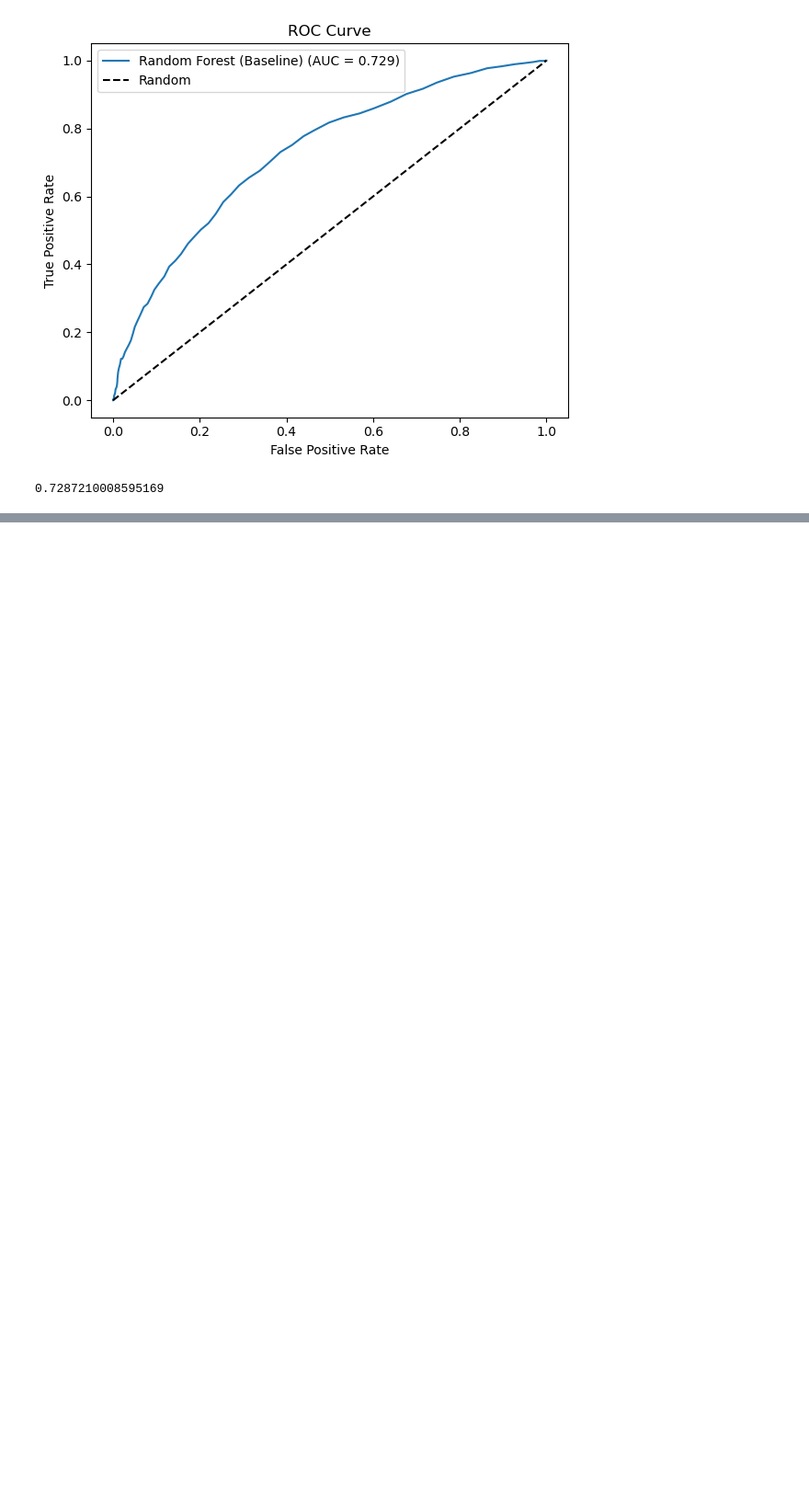
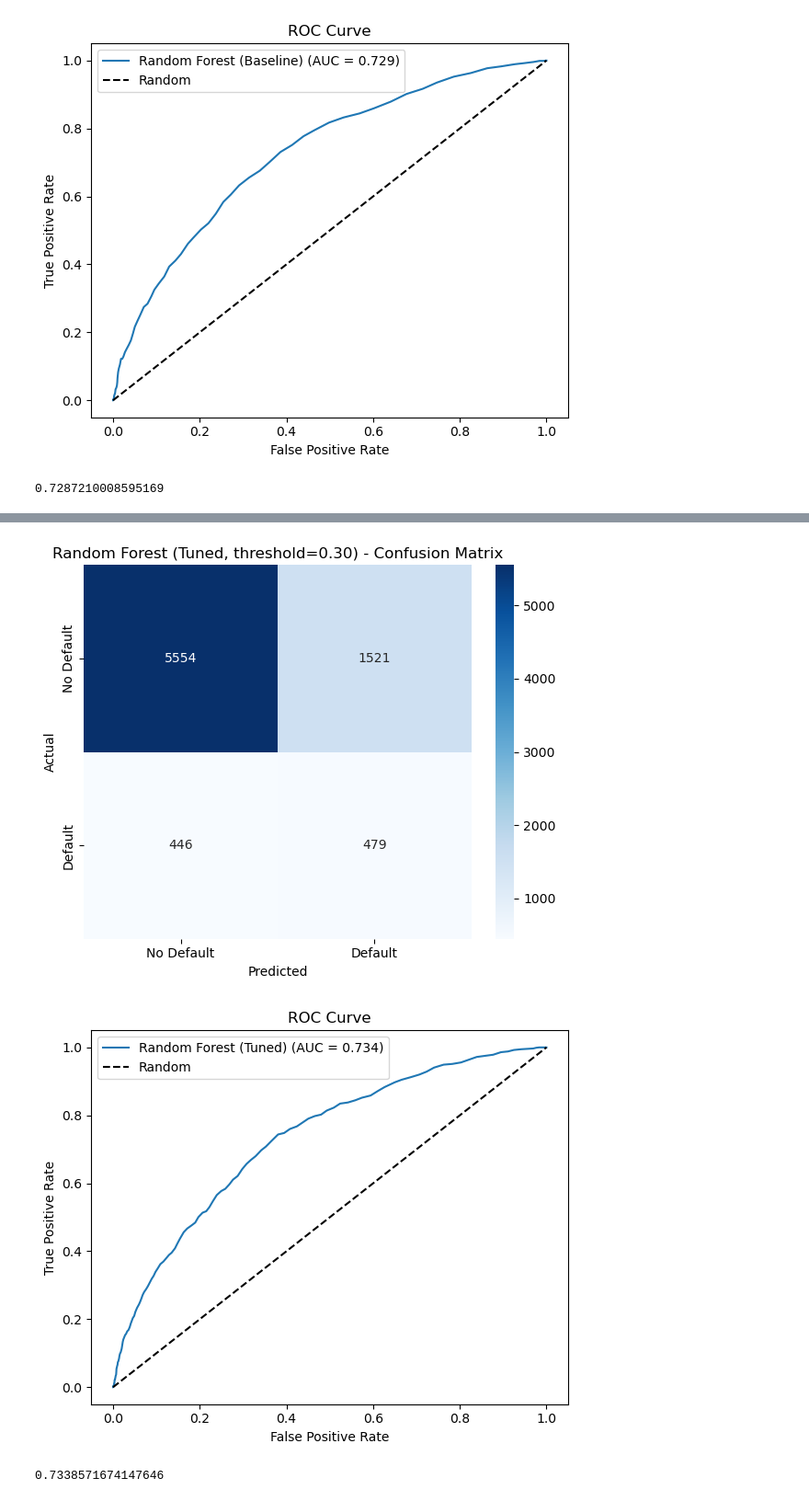
Before and after one commit to chamithusithmaka/MLproject, a Jupyter notebook: notebooks/random_forest.ipynb, the cells around one changed output, grey strips where cells are left out. Shown at 92% size. Drawn from its saved outputs; the diff is of its cells as text; code cells hidden in the pictures; blank space fills up the shorter version.

```diff
--- a/notebooks/random_forest.ipynb
+++ b/notebooks/random_forest.ipynb
@@ -57,15 +58,17 @@ Default
 1     925
 Name: count, dtype: int64
 # %%
-# Baseline Random Forest Model
-# ============================
+# Baseline Random Forest Model (Class-Balanced)
+# =============================================
 
-rf_baseline = RandomForestClassifier(random_state=42, n_jobs=-1)
+#rf_baseline = RandomForestClassifier(random_state=42, n_jobs=-1, class_weight='balanced') # Use class_weight='balanced' to handle class imbalance (we dont use both balanced and smote because smote is already balanced)
+#trained wihtout balanced because we have already balanced the data using smote
+rf_baseline = RandomForestClassifier(random_state=42, n_jobs=-1, class_weight=None) # Train without class_weight='balanced' since we have already balanced the data using SMOTE
 rf_baseline.fit(X_train, y_train)
 
 # Predictions
 y_pred_baseline = rf_baseline.predict(X_test)
 y_prob_baseline = rf_baseline.predict_proba(X_test)[:, 1]
 
-print("Baseline Random Forest trained!")
+print("Baseline Random Forest (class_weight=None) trained!")#evaluate baseline model without balanced class weight since we have already balanced the data using SMOTE (if want balanced class_weight='balanced)
 # %% [output]
@@ -132,12 +146,62 @@ Fitting 5 folds for each of 108 candidates, totalling 540 fits
 # %%
-# Evaluate Tuned Model
-# ====================
+# Evaluate Tuned Model (Automatic Threshold Optimization)
+# =========================================================
+
+from sklearn.metrics import f1_score, precision_score, recall_score, accuracy_score
 
 rf_tuned = grid_search.best_estimator_
 
-y_pred_tuned = rf_tuned.predict(X_test)
+# Predicted probabilities for class 1 (Default)
 y_prob_tuned = rf_tuned.predict_proba(X_test)[:, 1]
 
-tuned_metrics = evaluate_model(y_test, y_pred_tuned, y_prob_tuned, 'Random Forest (Tuned)')
-plot_confusion_matrix(y_test, y_pred_tuned, 'Random Forest (Tuned)')
+# Test thresholds from 0.1 to 0.9 in increments of 0.01
+thresholds = np.arange(0.1, 1.0, 0.01)
+results = []
+
+for threshold in thresholds:
+    y_pred = (y_prob_tuned >= threshold).astype(int)
+
+    results.append({
+        'threshold': threshold,
+        'f1': f1_score(y_test, y_pred),
+        'precision': precision_score(y_test, y_pred, zero_division=0),
+        'recall': recall_score(y_test, y_pred, zero_division=0),
+        'accuracy': accuracy_score(y_test, y_pred)
+    })
+
+results_df = pd.DataFrame(results)
+
+# Find best threshold based on F1-score
+best_idx = results_df['f1'].idxmax()
+best_threshold = results_df.loc[best_idx, 'threshold']
+best_f1 = results_df.loc[best_idx, 'f1']
+
+print(f"Best Threshold: {best_threshold:.2f}")
+print(f"Best F1-Score: {best_f1:.4f}\n")
+
+# Plot threshold vs metrics
+plt.figure(figsize=(12, 6))
+plt.plot(results_df['threshold'], results_df['f1'], label='F1-Score', marker='o', linewidth=2)
+plt.plot(results_df['threshold'], results_df['precision'], label='Precision', marker='s')
+plt.plot(results_df['threshold'], results_df['recall'], label='Recall', marker='^')
+plt.plot(results_df['threshold'], results_df['accuracy'], label='Accuracy', marker='d')
+
+plt.axvline(x=best_threshold, color='red', linestyle='--', label=f'Best Threshold ({best_threshold:.2f})', linewidth=2)
+plt.xlabel('Threshold', fontsize=12)
+plt.ylabel('Score', fontsize=12)
+plt.title('Metrics vs Classification Threshold', fontsize=14, fontweight='bold')
+plt.legend(loc='best', fontsize=10)
+plt.grid(True, alpha=0.3)
+plt.tight_layout()
+plt.show()
+
+# Evaluate model with best threshold
+print(f"\nEvaluation at Best Threshold ({best_threshold:.2f}):")
+print("=" * 50)
+print(results_df.loc[best_idx])
+y_pred_best = (y_prob_tuned >= best_threshold).astype(int)
+tuned_metrics = evaluate_model(y_test, y_pred_best, y_prob_tuned, f'Random Forest (Tuned, threshold={best_threshold:.2f})')
+
+plot_confusion_matrix(y_test, y_pred_best, f'Random Forest (Tuned, threshold={best_threshold:.2f})')
 plot_roc_curve(y_test, y_prob_tuned, 'Random Forest (Tuned)')
+# %% [output]
@@ -144,3 +225,6 @@ plot_roc_curve(y_test, y_prob_tuned, 'Random Forest (Tuned)')
+[figure, added]
+[figure, added]
+0.7338571674147646
 # %%
 # Feature Importance
 # ==================
```
Also changed, not shown: parts of 7 cells of this notebook.
